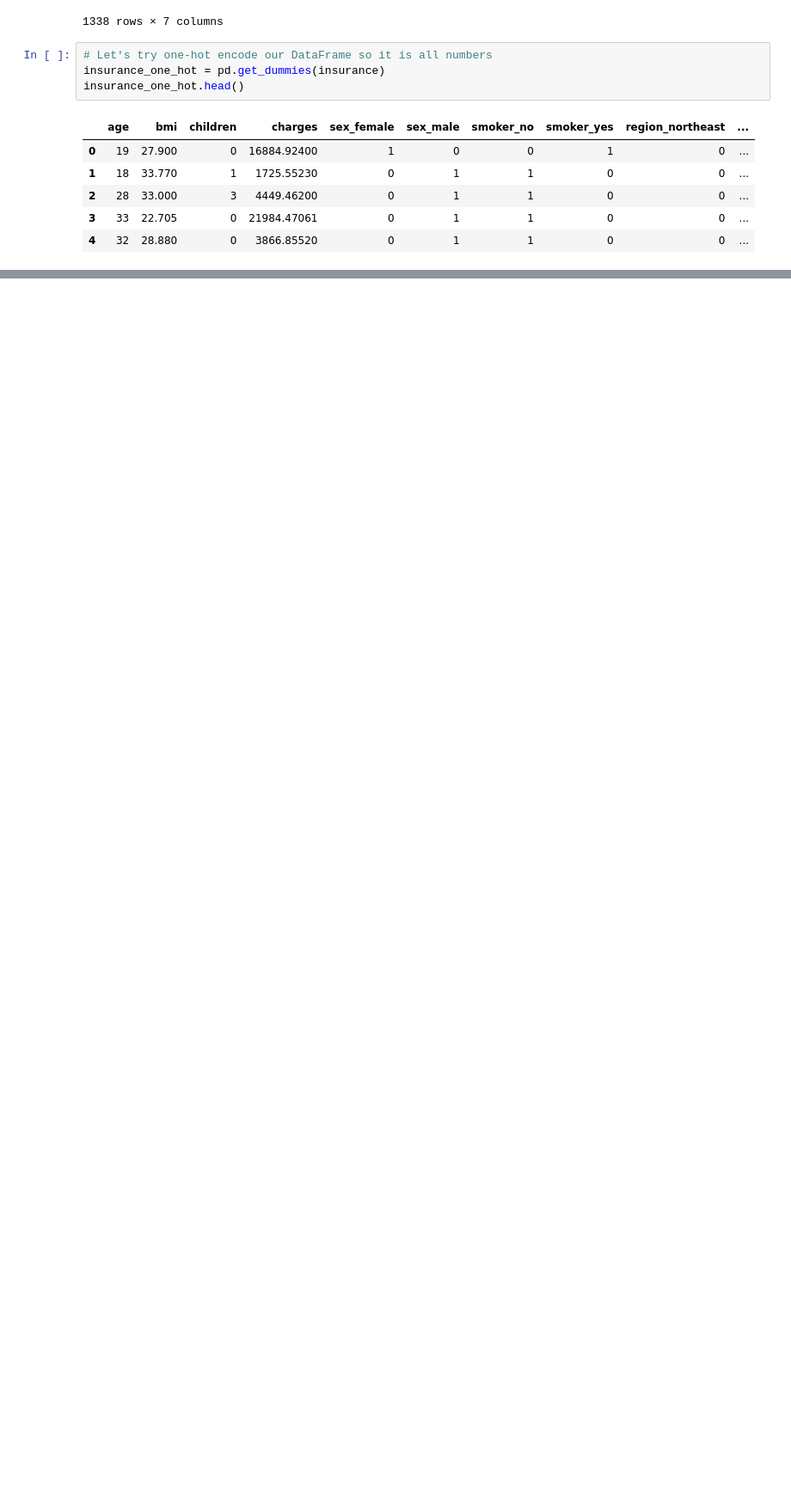
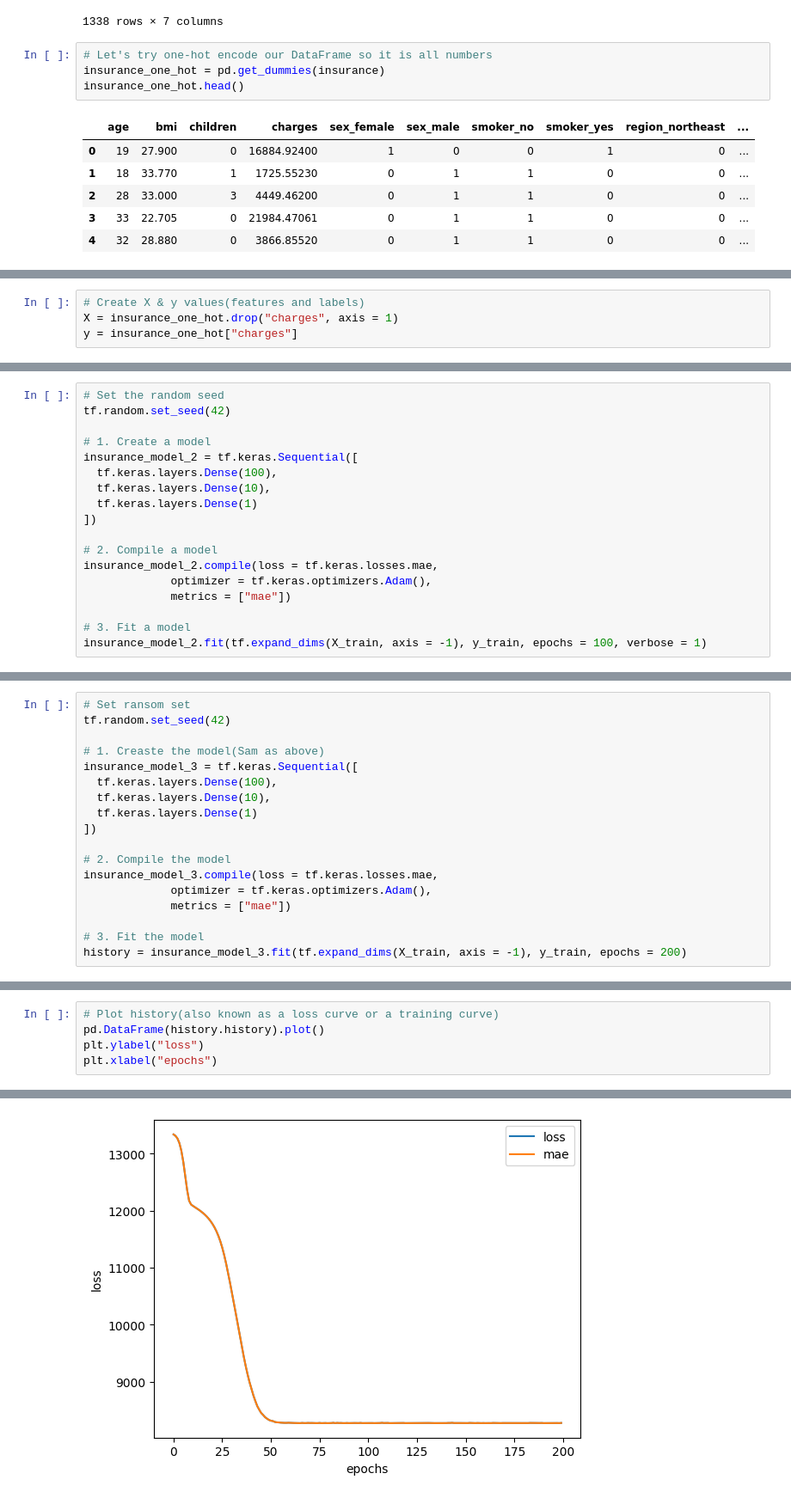
Before and after one commit to jacob7123/TensorFlow, a Jupyter notebook: 01_neural_network_regression_with_tensorflow.ipynb, the cells around one changed output, grey strips where cells are left out. Shown: that part at 86% size. Cells and saved outputs as stored; diff of their text form; blank space fills up the shorter version.

```diff
--- a/01_neural_network_regression_with_tensorflow.ipynb
+++ b/01_neural_network_regression_with_tensorflow.ipynb
@@ -904,0 +901,4 @@ insurance_one_hot.head()
+# %%
+# Create X & y values(features and labels)
+X = insurance_one_hot.drop("charges", axis = 1)
+y = insurance_one_hot["charges"]
@@ -904,0 +985,18 @@ insurance_one_hot.head()
+# %%
+# Set the random seed
+tf.random.set_seed(42)
+
+# 1. Create a model
+insurance_model_2 = tf.keras.Sequential([
+  tf.keras.layers.Dense(100),
+  tf.keras.layers.Dense(10),
+  tf.keras.layers.Dense(1)
+])
+
+# 2. Compile a model
+insurance_model_2.compile(loss = tf.keras.losses.mae,
+             optimizer = tf.keras.optimizers.Adam(),
+             metrics = ["mae"])
+
+# 3. Fit a model
+insurance_model_2.fit(tf.expand_dims(X_train, axis = -1), y_train, epochs = 100, verbose = 1)
@@ -904,0 +1033,18 @@ insurance_one_hot.head()
+# %%
+# Set ransom set
+tf.random.set_seed(42)
+
+# 1. Creaste the model(Sam as above)
+insurance_model_3 = tf.keras.Sequential([
+  tf.keras.layers.Dense(100),
+  tf.keras.layers.Dense(10),
+  tf.keras.layers.Dense(1)
+])
+
+# 2. Compile the model
+insurance_model_3.compile(loss = tf.keras.losses.mae,
+             optimizer = tf.keras.optimizers.Adam(),
+             metrics = ["mae"])
+
+# 3. Fit the model
+history = insurance_model_3.fit(tf.expand_dims(X_train, axis = -1), y_train, epochs = 200)
@@ -904,0 +1081,6 @@ insurance_one_hot.head()
+# %%
+# Plot history(also known as a loss curve or a training curve)
+pd.DataFrame(history.history).plot()
+plt.ylabel("loss")
+plt.xlabel("epochs")
+# %% [output]
@@ -904,0 +1088 @@ insurance_one_hot.head()
+[figure, added]
```
Also changed, not shown: parts of 19 cells of this notebook.
